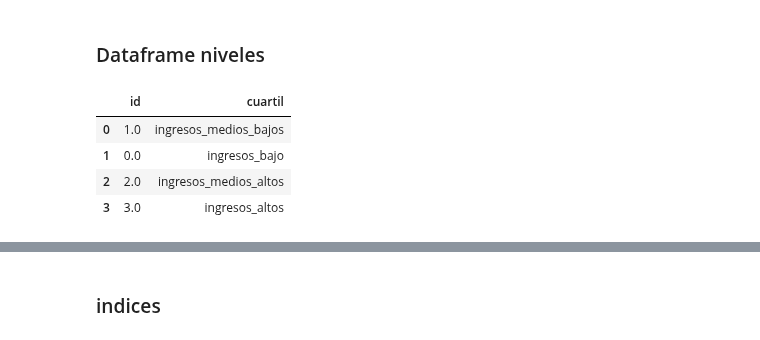
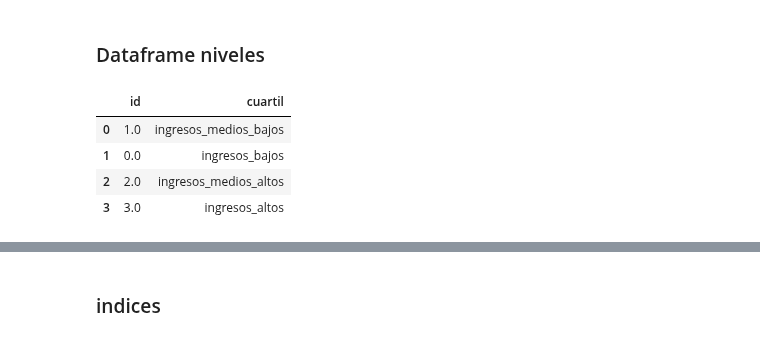
Before and after one commit to jorgeav527/life-expectancy, a Jupyter notebook: draft/SQL_ingest.ipynb, the cells around one changed output, grey strips where cells are left out. Cells and saved outputs as stored; diff of their text form; code cells hidden in the pictures.

```diff
--- a/draft/SQL_ingest.ipynb
+++ b/draft/SQL_ingest.ipynb
@@ -185,28 +188,28 @@ df_paises_agregados
 # %%
 df_niveles = df_copy_df1[["nivel_ingreso_codes", "nivel_ingreso"]].copy()
 df_niveles.dropna(inplace=True)
 df_niveles.drop_duplicates(inplace=True, ignore_index=True)
 df_niveles.rename(
     columns={
         "nivel_ingreso_codes": "id",
         "nivel_ingreso": "cuartil",
     },
     inplace=True,
 )
 df_niveles["cuartil"] = df_niveles["cuartil"].replace(
     ["lower_middle_income", "low_income", "upper_middle_income", "high_income"],
     [
         "ingresos_medios_bajos",
-        "ingresos_bajo",
+        "ingresos_bajos",
         "ingresos_medios_altos",
         "ingresos_altos",
     ],
 )
 df_niveles
 # %% [output]
 |  | id | cuartil |
 | 0 | 1.0 | ingresos_medios_bajos |
-| 1 | 0.0 | ingresos_bajo |
+| 1 | 0.0 | ingresos_bajos |
 | 2 | 2.0 | ingresos_medios_altos |
 | 3 | 3.0 | ingresos_altos |
 [interactive output not drawn]
```
Also changed, not shown: parts of 7 cells of this notebook, 5 other files.
